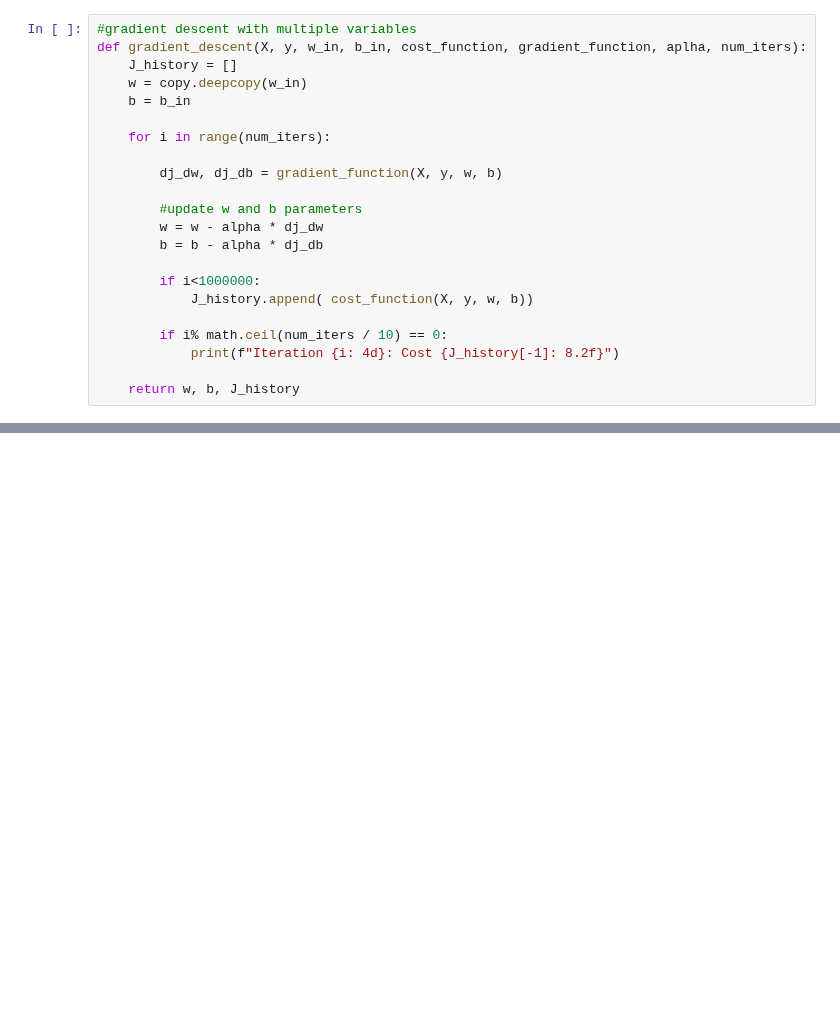
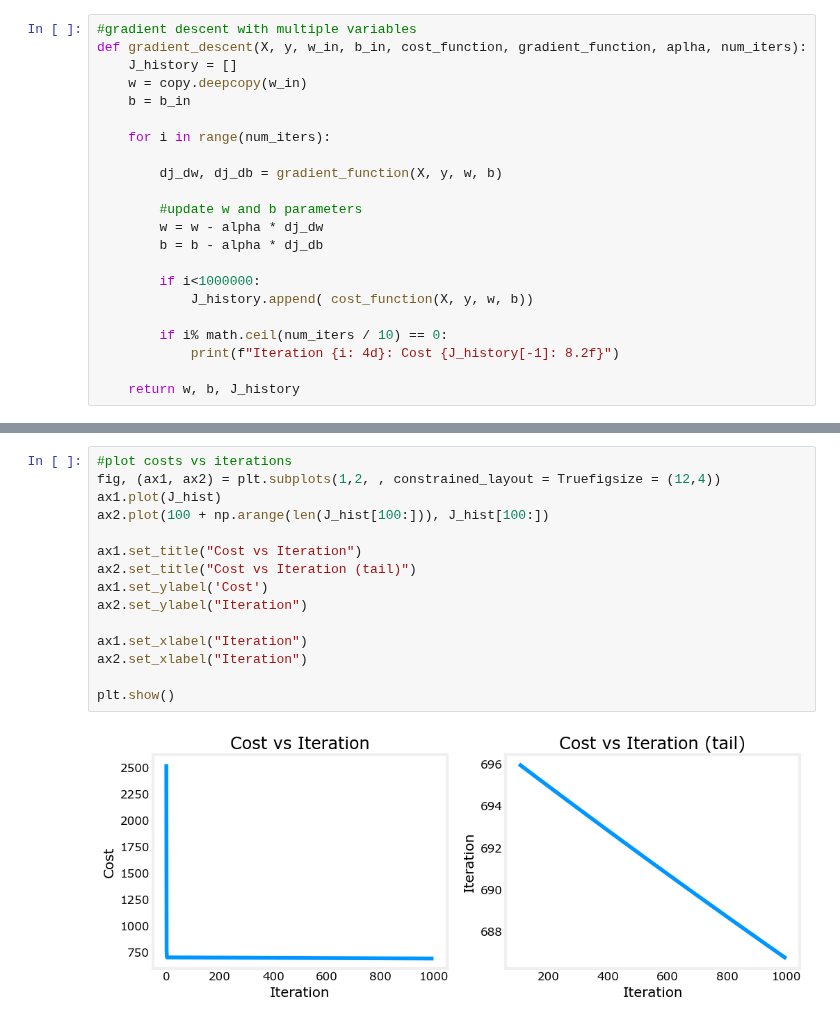
Before and after one commit to amansingh202/python_learning, a Jupyter notebook: ML_week2_lab02.ipynb, the cells around one changed output, grey strips where cells are left out. Cells and saved outputs as stored; diff of their text form; blank space fills up the shorter version.

Commit message:
plotting the cost results

```diff
--- a/ML_week2_lab02.ipynb
+++ b/ML_week2_lab02.ipynb
@@ -200,0 +201,17 @@ prediction: 171.47, target value: 178
+# %%
+#plot costs vs iterations
+fig, (ax1, ax2) = plt.subplots(1,2, , constrained_layout = Truefigsize = (12,4))
+ax1.plot(J_hist)
+ax2.plot(100 + np.arange(len(J_hist[100:])), J_hist[100:])
+
+ax1.set_title("Cost vs Iteration")
+ax2.set_title("Cost vs Iteration (tail)")
+ax1.set_ylabel('Cost')
+ax2.set_ylabel("Iteration")
+
+ax1.set_xlabel("Iteration")
+ax2.set_xlabel("Iteration")
+
+plt.show()
+# %% [output]
+[figure, added]
```
Also changed, not shown: parts of 2 cells of this notebook.
